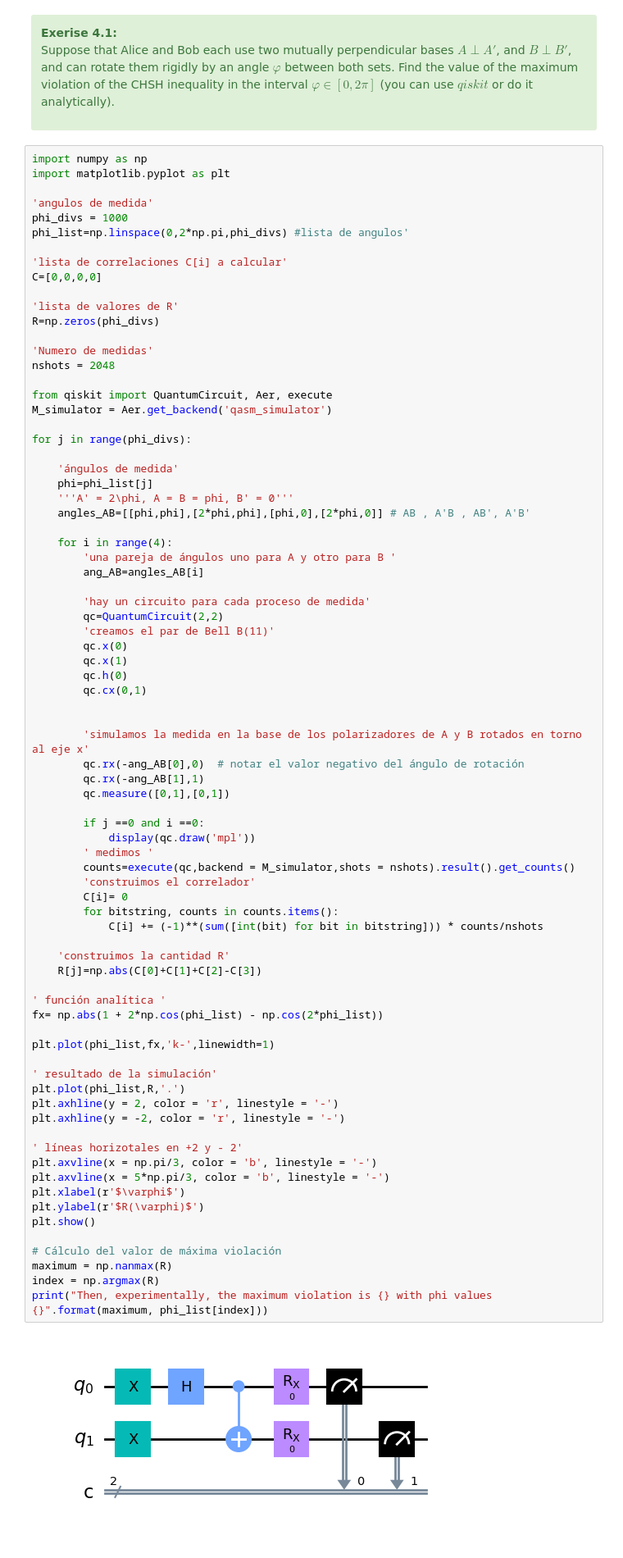
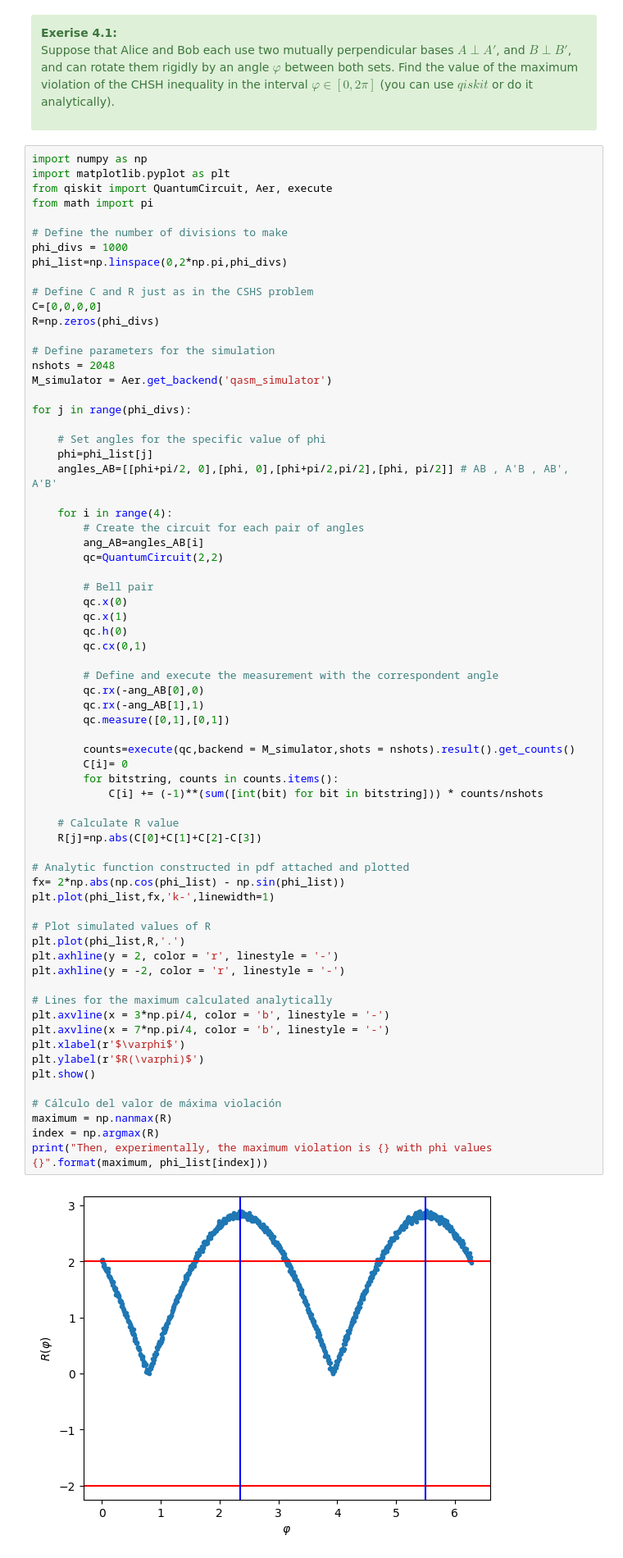
Before and after one commit to jorgevazquezperez/MQIST, a Jupyter notebook: MQIST_FIC_exercise_set_4.ipynb, the cells around one changed output. Shown at 82% size. Cells and saved outputs as stored; diff of their text form.

```diff
--- a/MQIST_FIC_exercise_set_4.ipynb
+++ b/MQIST_FIC_exercise_set_4.ipynb
@@ -32,80 +32,70 @@ Find the value of the maximum violation of the CHSH inequality in the interval $
 # %%
 import numpy as np
 import matplotlib.pyplot as plt
+from qiskit import QuantumCircuit, Aer, execute
+from math import pi
 
-'angulos de medida'
+# Define the number of divisions to make
 phi_divs = 1000
-phi_list=np.linspace(0,2*np.pi,phi_divs) #lista de angulos'
+phi_list=np.linspace(0,2*np.pi,phi_divs)
 
-'lista de correlaciones C[i] a calcular'
+# Define C and R just as in the CSHS problem
 C=[0,0,0,0]
-
-'lista de valores de R'
 R=np.zeros(phi_divs)
 
-'Numero de medidas'
+# Define parameters for the simulation
 nshots = 2048
-
-from qiskit import QuantumCircuit, Aer, execute
 M_simulator = Aer.get_backend('qasm_simulator')
 
 for j in range(phi_divs):
 
-    'ángulos de medida'
+    # Set angles for the specific value of phi
     phi=phi_list[j]
-    '''A' = 2\phi, A = B = phi, B' = 0'''
-    angles_AB=[[phi,phi],[2*phi,phi],[phi,0],[2*phi,0]] # AB , A'B , AB', A'B'
+    angles_AB=[[phi+pi/2, 0],[phi, 0],[phi+pi/2,pi/2],[phi, pi/2]] # AB , A'B , AB', A'B'
 
     for i in range(4):
-        'una pareja de ángulos uno para A y otro para B '
+        # Create the circuit for each pair of angles
         ang_AB=angles_AB[i]
+        qc=QuantumCircuit(2,2)
 
-        'hay un circuito para cada proceso de medida'
-        qc=QuantumCircuit(2,2)
-        'creamos el par de Bell B(11)'
+        # Bell pair
         qc.x(0)
         qc.x(1)
         qc.h(0)
         qc.cx(0,1)
 
-
-        'simulamos la medida en la base de los polarizadores de A y B rotados en torno al eje x'
-        qc.rx(-ang_AB[0],0)  # notar el valor negativo del ángulo de rotación
+        # Define and execute the measurement with the correspondent angle
+        qc.rx(-ang_AB[0],0)
         qc.rx(-ang_AB[1],1)
         qc.measure([0,1],[0,1])
 
-        if j ==0 and i ==0:
-            display(qc.draw('mpl'))
-        ' medimos '
         counts=execute(qc,backend = M_simulator,shots = nshots).result().get_counts()
-        'construimos el correlador'
         C[i]= 0
         for bitstring, counts in counts.items():
             C[i] += (-1)**(sum([int(bit) for bit in bitstring])) * counts/nshots
 
-    'construimos la cantidad R'
+    # Calculate R value
     R[j]=np.abs(C[0]+C[1]+C[2]-C[3])
 
-' función analítica '
-fx= np.abs(1 + 2*np.cos(phi_list) - np.cos(2*phi_list))
-
+# Analytic function constructed in pdf attached and plotted
+fx= 2*np.abs(np.cos(phi_list) - np.sin(phi_list))
 plt.plot(phi_list,fx,'k-',linewidth=1)
 
-' resultado de la simulación'
+# Plot simulated values of R
 plt.plot(phi_list,R,'.')
 plt.axhline(y = 2, color = 'r', linestyle = '-')
 plt.axhline(y = -2, color = 'r', linestyle = '-')
 
-' líneas horizotales en +2 y - 2'
-plt.axvline(x = np.pi/3, color = 'b', linestyle = '-')
-plt.axvline(x = 5*np.pi/3, color = 'b', linestyle = '-')
+# Lines for the maximum calculated analytically
+plt.axvline(x = 3*np.pi/4, color = 'b', linestyle = '-')
+plt.axvline(x = 7*np.pi/4, color = 'b', linestyle = '-')
 plt.xlabel(r'$\varphi$')
 plt.ylabel(r'$R(\varphi)$')
 plt.show()
 
 # Cálculo del valor de máxima violación
 maximum = np.nanmax(R)
 index = np.argmax(R)
 print("Then, experimentally, the maximum violation is {} with phi values {}".format(maximum, phi_list[index]))
 # %% [output]
-[figure, old version]
+[figure, new version]
```
Also changed, not shown: parts of 2 cells of this notebook.
